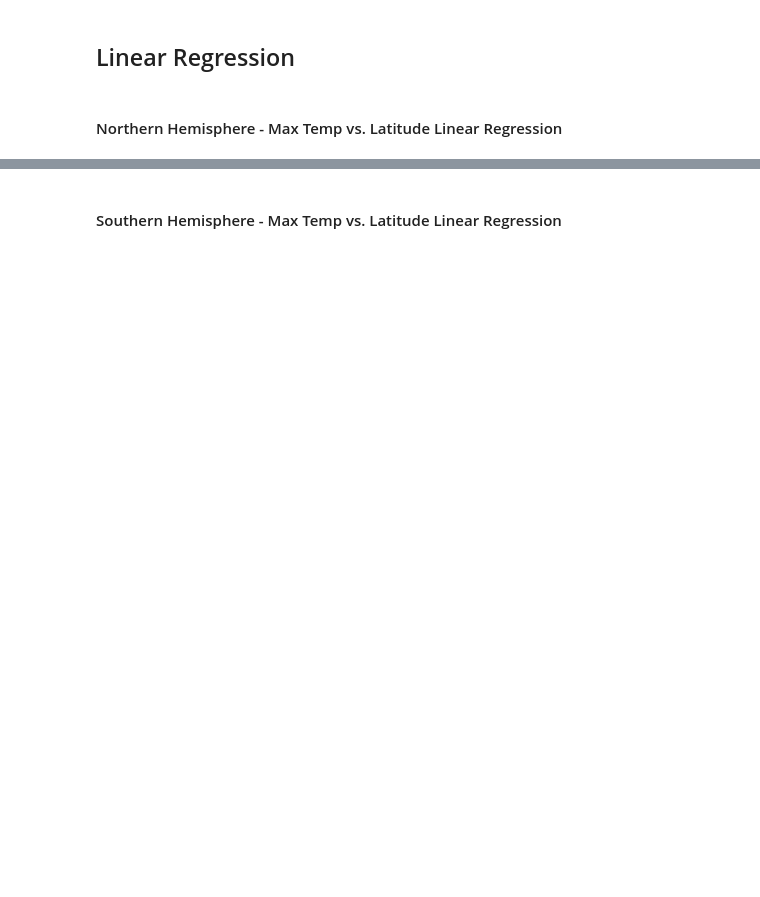
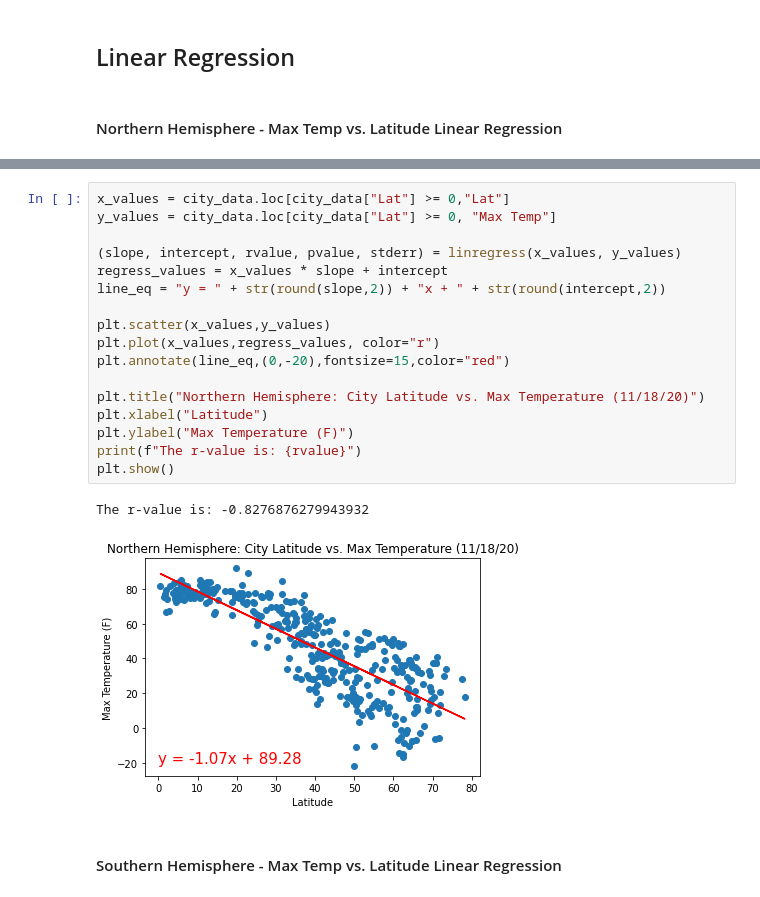
Before and after one commit to yuyhong23/python-api-challenge, a Jupyter notebook: weatherpy/WeatherPy-Copy1.ipynb, the cells around one changed output, grey strips where cells are left out. Cells and saved outputs as stored; diff of their text form; blank space fills up the shorter version.

Commit message:
Finished creating regression lines on the scatter plots. Changed some of my analysis in the scatter plots section.

```diff
--- a/weatherpy/WeatherPy-Copy1.ipynb
+++ b/weatherpy/WeatherPy-Copy1.ipynb
@@ -367,2 +363,22 @@ The r-value is: 0.46937863826630627
+# %%
+x_values = city_data.loc[city_data["Lat"] >= 0,"Lat"]
+y_values = city_data.loc[city_data["Lat"] >= 0, "Max Temp"]
+
+(slope, intercept, rvalue, pvalue, stderr) = linregress(x_values, y_values)
+regress_values = x_values * slope + intercept
+line_eq = "y = " + str(round(slope,2)) + "x + " + str(round(intercept,2))
+
+plt.scatter(x_values,y_values)
+plt.plot(x_values,regress_values, color="r")
+plt.annotate(line_eq,(0,-20),fontsize=15,color="red")
+
+plt.title("Northern Hemisphere: City Latitude vs. Max Temperature (11/18/20)")
+plt.xlabel("Latitude")
+plt.ylabel("Max Temperature (F)")
+print(f"The r-value is: {rvalue}")
+plt.show()
+# %% [output]
+The r-value is: -0.8276876279943932
+[figure, added]
 # %% [markdown]
 ####  Southern Hemisphere - Max Temp vs. Latitude Linear Regression
```
Also changed, not shown: parts of 22 cells of this notebook.
